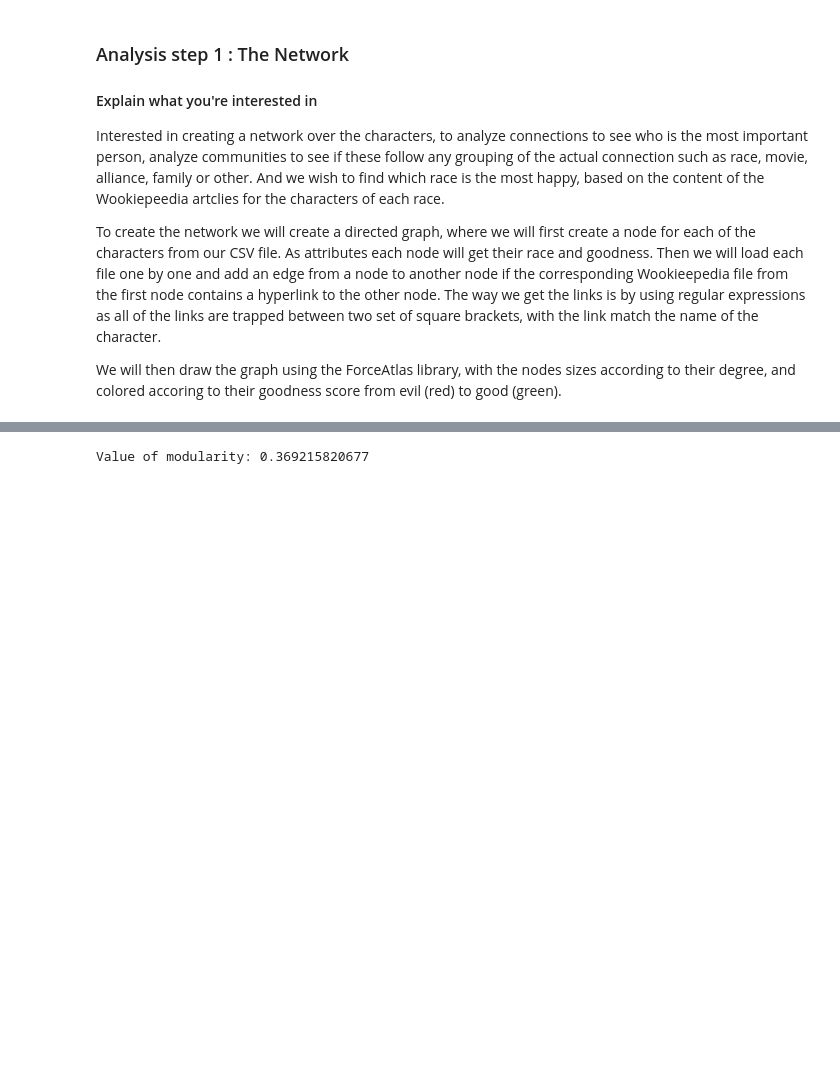
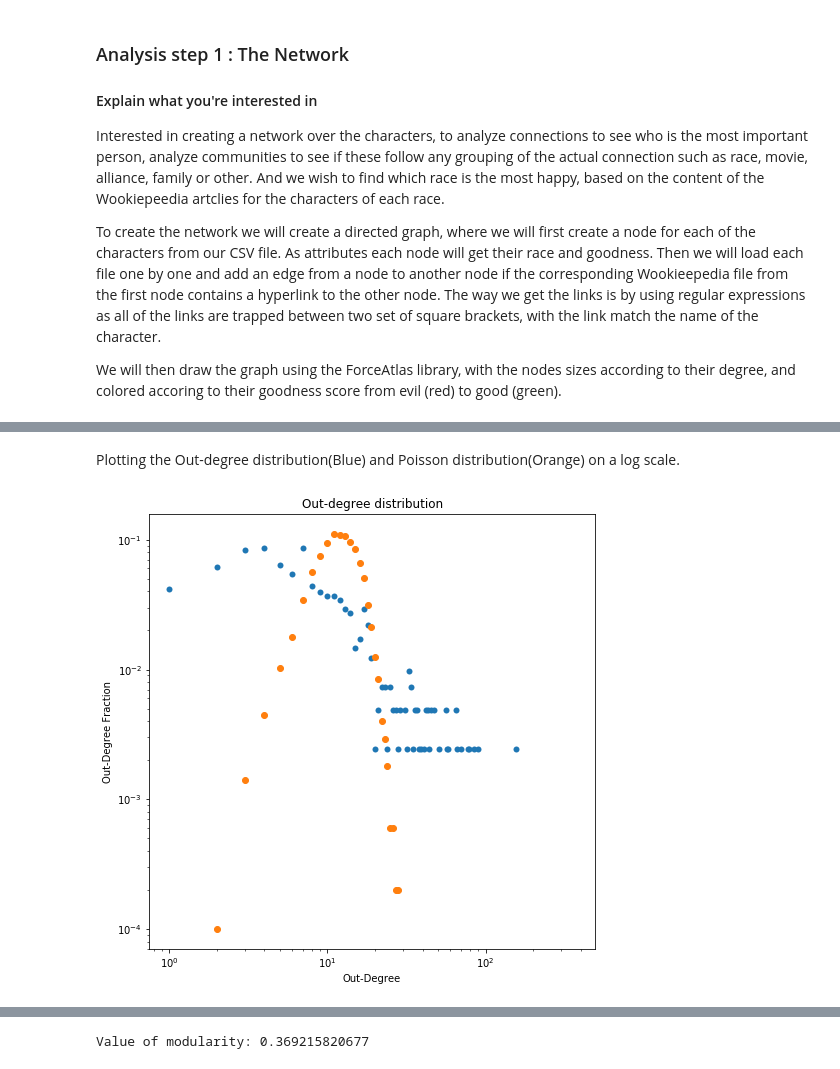
Before and after one commit to JacobPjetursson/Social_Graphs_Wookiepedia, a Jupyter notebook: ExplainersNoteBook.ipynb, the cells around one changed output, grey strips where cells are left out. Saved outputs shown, nothing was run; the diff lists cells and outputs as text; code cells hidden in the pictures; blank space fills up the shorter version.

```diff
--- a/ExplainersNoteBook.ipynb
+++ b/ExplainersNoteBook.ipynb
@@ -401,0 +464,20 @@ plt.show()
+# %% [markdown]
+Plotting the Out-degree distribution(Blue) and Poisson distribution(Orange) on a log scale.
+# %%
+pkplotouty = []
+pkplotoutx = []
+for i in range(157) :
+    if not pkout[i] == 0.0 :
+        pkplotouty.append(pkout[i])
+        pkplotoutx.append(i)
+fig = plt.figure(figsize=(8,8))
+ax = plt.gca()
+plt.title("Out-degree distribution")
+plt.xlabel("Out-Degree")
+plt.ylabel("Out-Degree Fraction")
+ax.plot(pkplotoutx ,pkplotouty, 'o', markeredgecolor='none')
+ax.plot(pkrandomx, pkrandomy, 'o')
+ax.set_yscale('log')
+ax.set_xscale('log')
+# %% [output]
+[figure, added]
```
Also changed, not shown: parts of 15 cells of this notebook.
